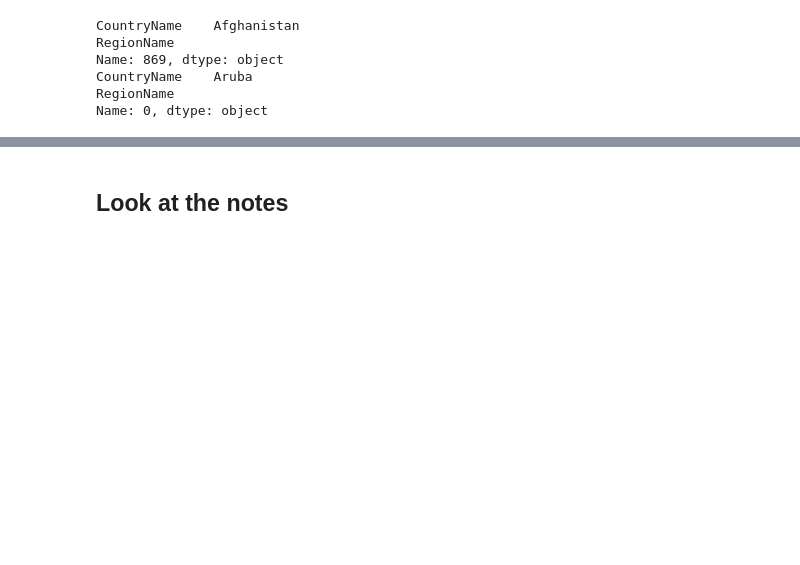
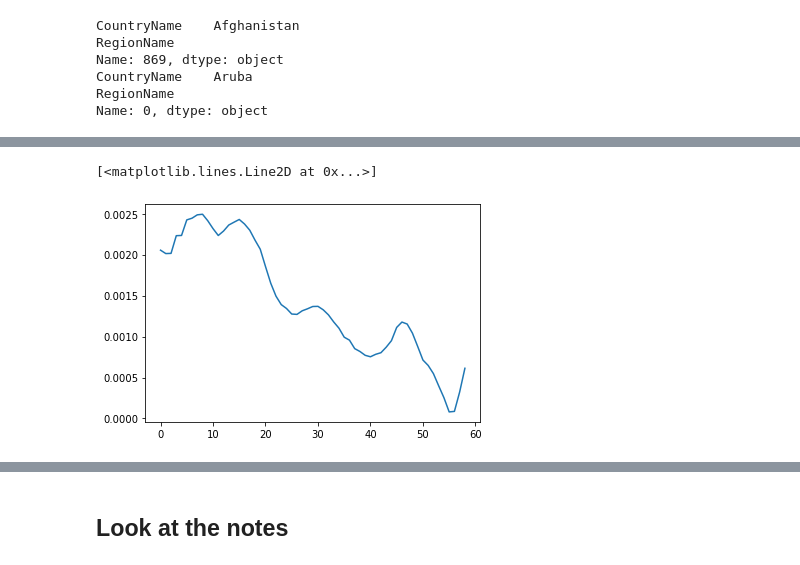
Before and after one commit to sammer1107/AI-Final-8, a Jupyter notebook: yujen/train.ipynb, the cells around one changed output, grey strips where cells are left out. Cells and saved outputs as stored; diff of their text form; code cells hidden in the pictures; blank space fills up the shorter version.

```diff
--- a/yujen/train.ipynb
+++ b/yujen/train.ipynb
@@ -451,0 +424,5 @@ Index: []
+# %%
+plt.plot(corrs1 * corrs2)
+# %% [output]
+[<matplotlib.lines.Line2D at 0x...>]
+[figure, added]
```
Also changed, not shown: parts of 24 cells of this notebook, 2 other files.
